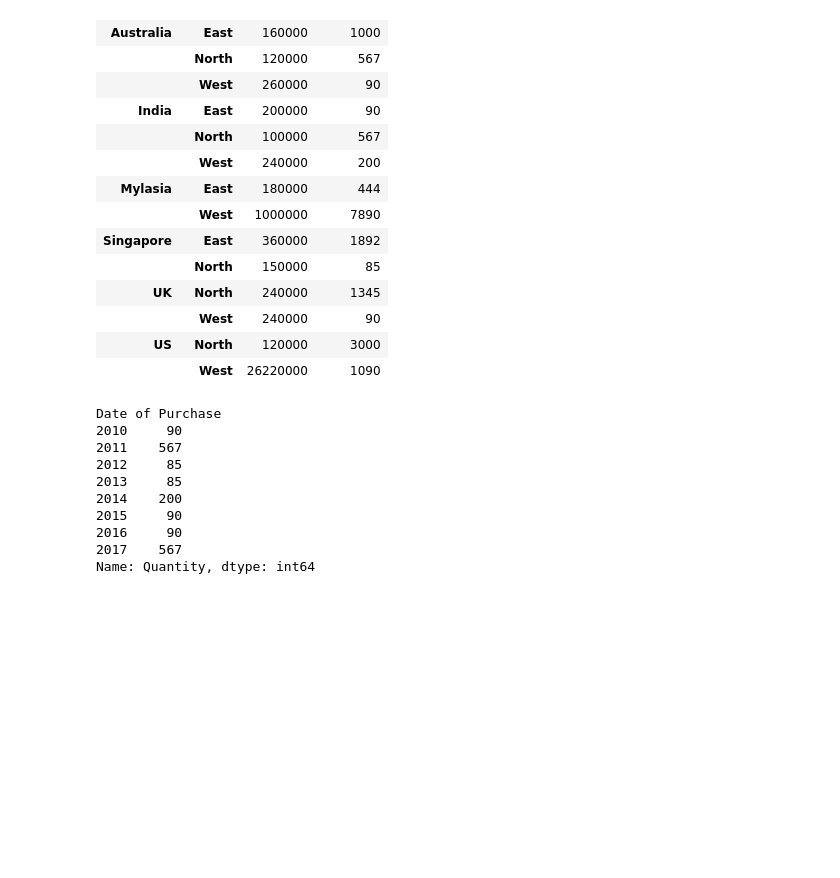
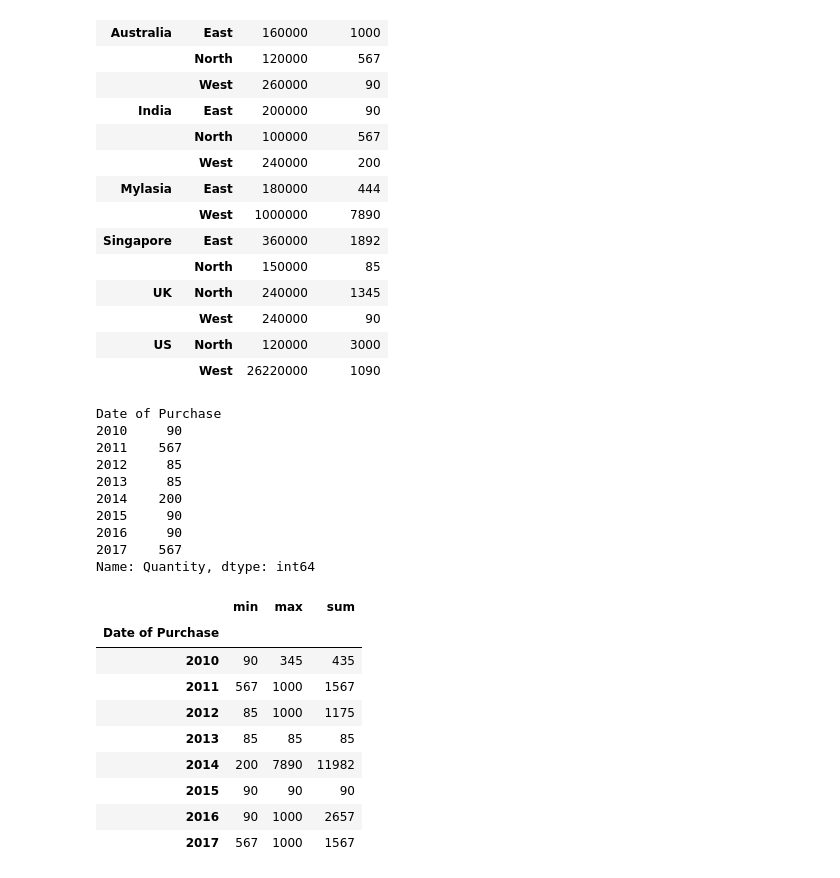
Before and after one commit to Gokulvasan-V/pandas, a Jupyter notebook: Guvi_pandas_2.ipynb, the cells around one changed output. Cells and saved outputs as stored; diff of their text form; code cells hidden in the pictures; blank space fills up the shorter version.

```diff
--- a/Guvi_pandas_2.ipynb
+++ b/Guvi_pandas_2.ipynb
@@ -360,3 +360,18 @@ Date of Purchase
 2016     90
 2017    567
 Name: Quantity, dtype: int64
+# %%
+# Using multiple aggregation function in single groupby
+
+df.groupby(df['Date of Purchase'].dt.year)['Quantity'].agg(['min', 'max', 'sum'])
+# %% [output]
+|  | min | max | sum |
+| Date of Purchase |  |  |  |
+| 2010 | 90 | 345 | 435 |
+| 2011 | 567 | 1000 | 1567 |
+| 2012 | 85 | 1000 | 1175 |
+| 2013 | 85 | 85 | 85 |
+| 2014 | 200 | 7890 | 11982 |
+| 2015 | 90 | 90 | 90 |
+| 2016 | 90 | 1000 | 2657 |
+| 2017 | 567 | 1000 | 1567 |
```
